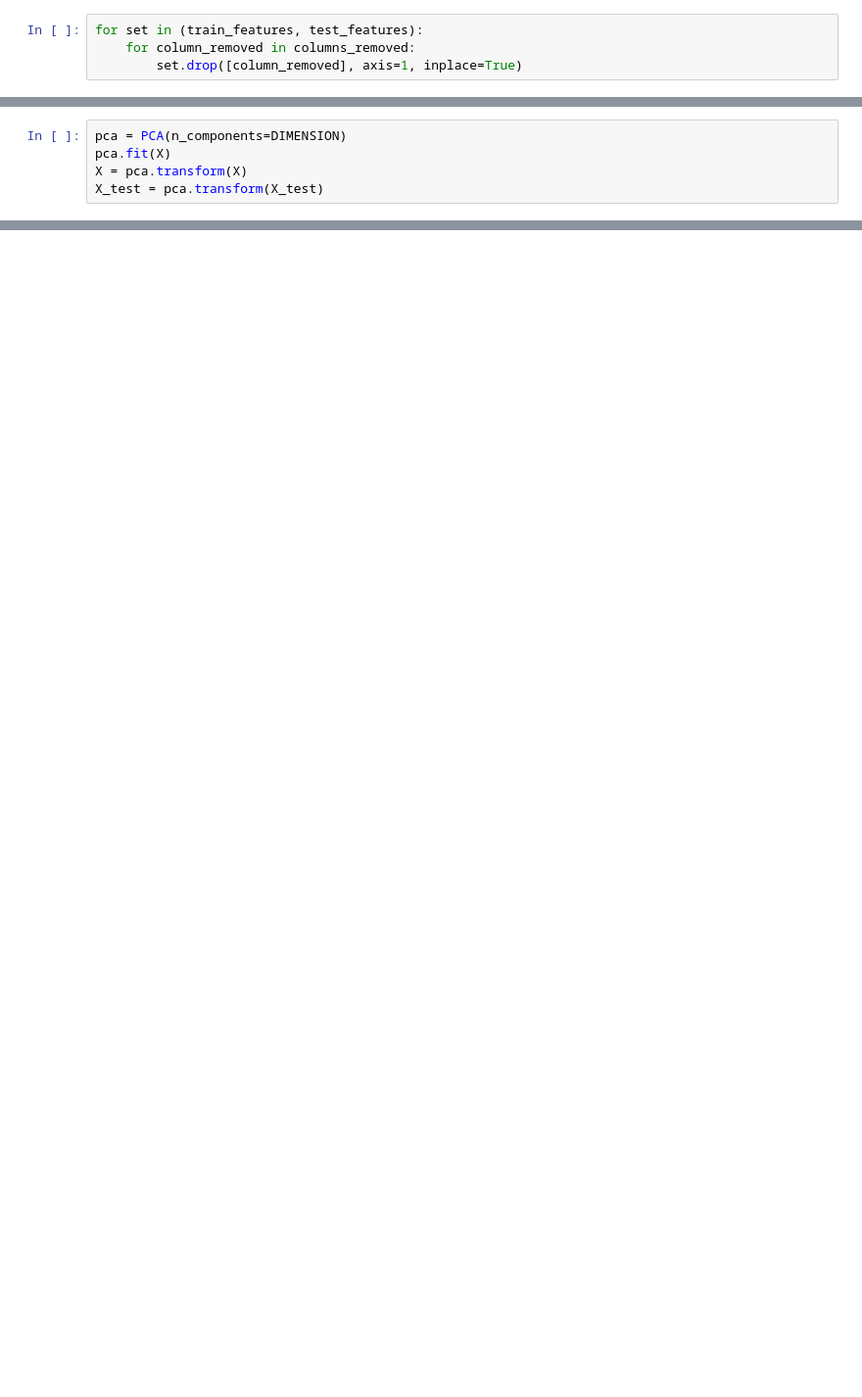
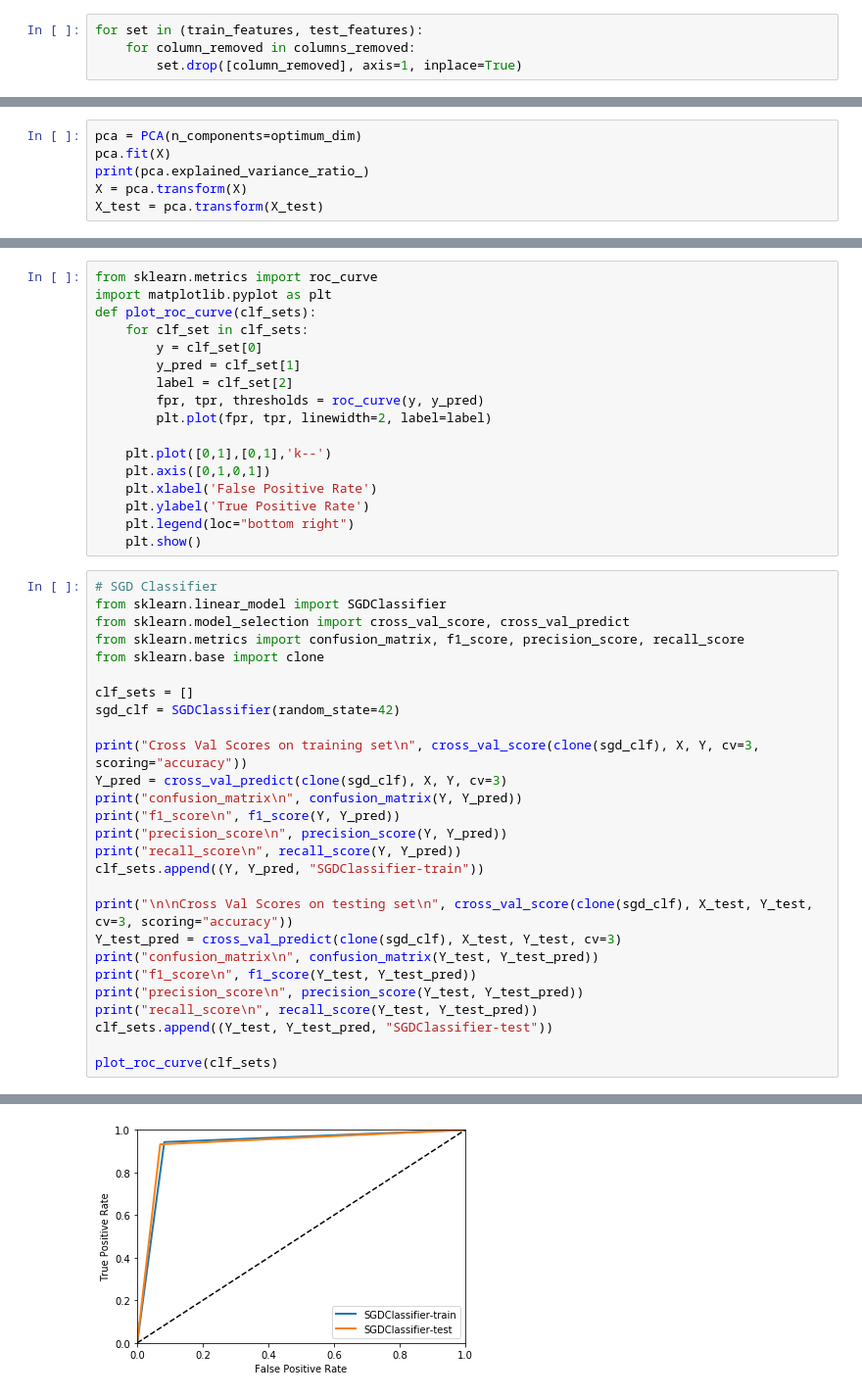
Before and after one commit to yogeshjadhav7/mushrooms-classfication, a Jupyter notebook: mushrooms-classifications.ipynb, the cells around one changed output, grey strips where cells are left out. Shown at 98% size. Saved outputs shown, nothing was run; the diff lists cells and outputs as text; blank space fills up the shorter version.

Commit message:
Added code for sgd classifier

```diff
--- a/mushrooms-classifications.ipynb
+++ b/mushrooms-classifications.ipynb
@@ -206,5 +196,6 @@ DIMENSION = 20
 # %%
-pca = PCA(n_components=DIMENSION)
+pca = PCA(n_components=optimum_dim)
 pca.fit(X)
+print(pca.explained_variance_ratio_)
 X = pca.transform(X)
 X_test = pca.transform(X_test)
@@ -210,0 +227,45 @@ X_test = pca.transform(X_test)
+# %%
+from sklearn.metrics import roc_curve
+import matplotlib.pyplot as plt
+def plot_roc_curve(clf_sets):
+    for clf_set in clf_sets:
+        y = clf_set[0]
+        y_pred = clf_set[1]
+        label = clf_set[2]
+        fpr, tpr, thresholds = roc_curve(y, y_pred)
+        plt.plot(fpr, tpr, linewidth=2, label=label)
+
+    plt.plot([0,1],[0,1],'k--')
+    plt.axis([0,1,0,1])
+    plt.xlabel('False Positive Rate')
+    plt.ylabel('True Positive Rate')
+    plt.legend(loc="bottom right")
+    plt.show()
+# %%
+# SGD Classifier
+from sklearn.linear_model import SGDClassifier
+from sklearn.model_selection import cross_val_score, cross_val_predict
+from sklearn.metrics import confusion_matrix, f1_score, precision_score, recall_score
+from sklearn.base import clone
+
+clf_sets = []
+sgd_clf = SGDClassifier(random_state=42)
+
+print("Cross Val Scores on training set\n", cross_val_score(clone(sgd_clf), X, Y, cv=3, scoring="accuracy"))
+Y_pred = cross_val_predict(clone(sgd_clf), X, Y, cv=3)
+print("confusion_matrix\n", confusion_matrix(Y, Y_pred))
+print("f1_score\n", f1_score(Y, Y_pred))
+print("precision_score\n", precision_score(Y, Y_pred))
+print("recall_score\n", recall_score(Y, Y_pred))
+clf_sets.append((Y, Y_pred, "SGDClassifier-train"))
+
+print("\n\nCross Val Scores on testing set\n", cross_val_score(clone(sgd_clf), X_test, Y_test, cv=3, scoring="accuracy"))
+Y_test_pred = cross_val_predict(clone(sgd_clf), X_test, Y_test, cv=3)
+print("confusion_matrix\n", confusion_matrix(Y_test, Y_test_pred))
+print("f1_score\n", f1_score(Y_test, Y_test_pred))
+print("precision_score\n", precision_score(Y_test, Y_test_pred))
+print("recall_score\n", recall_score(Y_test, Y_test_pred))
+clf_sets.append((Y_test, Y_test_pred, "SGDClassifier-test"))
+
+plot_roc_curve(clf_sets)
+# %% [output]
@@ -210,0 +289 @@ X_test = pca.transform(X_test)
+[figure, added]
```
Also changed, not shown: parts of 15 cells of this notebook.
